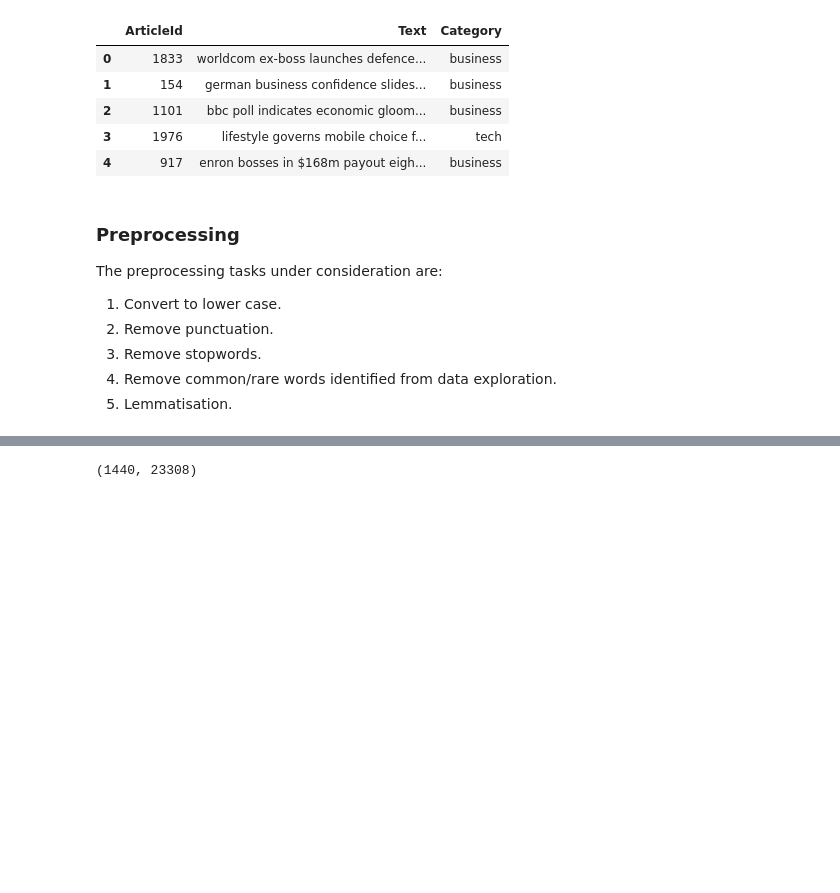
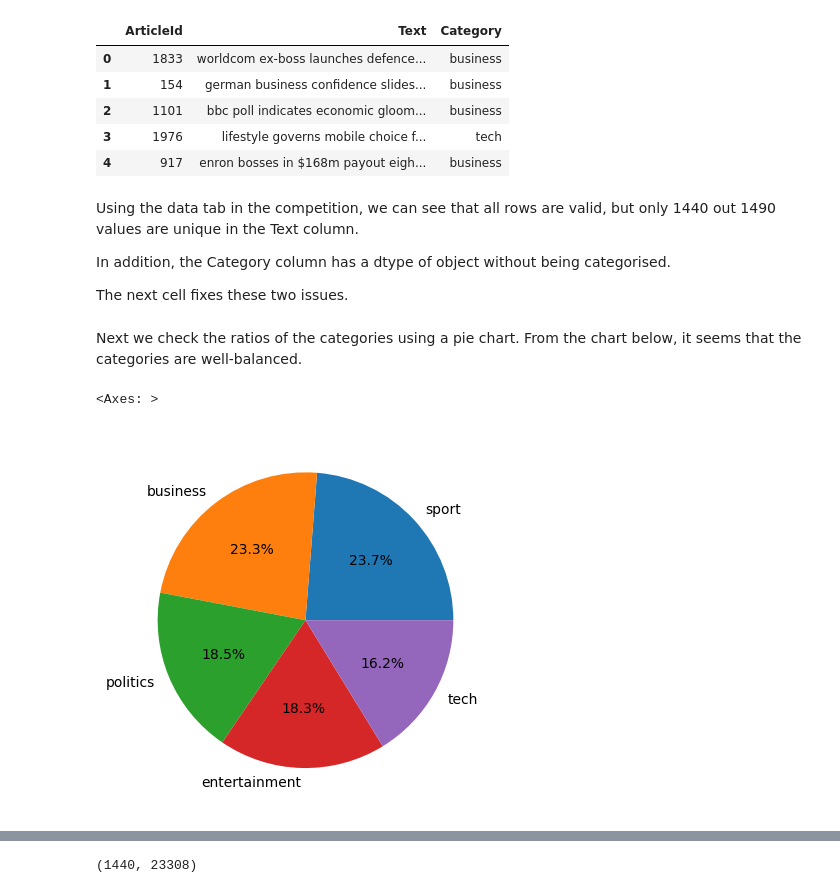
Before and after one commit to Farzat07/BBC-News-Classification-Kaggle-Mini-Project, a Jupyter notebook: bbc-news-classification-kaggle-mini-project.ipynb, the cells around one changed output, grey strips where cells are left out. Cells and saved outputs as stored; diff of their text form; code cells hidden in the pictures; blank space fills up the shorter version.

```diff
--- a/bbc-news-classification-kaggle-mini-project.ipynb
+++ b/bbc-news-classification-kaggle-mini-project.ipynb
@@ -64,16 +67,19 @@ None
 | 2 | 1101 | bbc poll indicates economic gloom... | business |
 | 3 | 1976 | lifestyle governs mobile choice f... | tech |
 | 4 | 917 | enron bosses in $168m payout eigh... | business |
-# %% [markdown]
-### Preprocessing
-
-The preprocessing tasks under consideration are:
-
-1. Convert to lower case.
-1. Remove punctuation.
-1. Remove stopwords.
-1. Remove common/rare words identified from data exploration.
-1. Lemmatisation.
+# %% [markdown]
+Using the data tab in the competition, we can see that all rows are valid, but only 1440 out 1490 values are unique in the Text column.
+
+In addition, the Category column has a dtype of object without being categorised.
+
+The next cell fixes these two issues.
 # %%
 data_train = data_train.drop_duplicates(subset = ["Text"])
 data_train.Category = pd.Categorical(data_train.Category)
+# %% [markdown]
+Next we check the ratios of the categories using a pie chart. From the chart below, it seems that the categories are well-balanced.
+# %%
+data_train.Category.value_counts().plot.pie(autopct='%1.1f%%', ylabel='')
+# %% [output]
+<Axes: >
+[figure, added]
```
Also changed, not shown: parts of 12 cells of this notebook.
